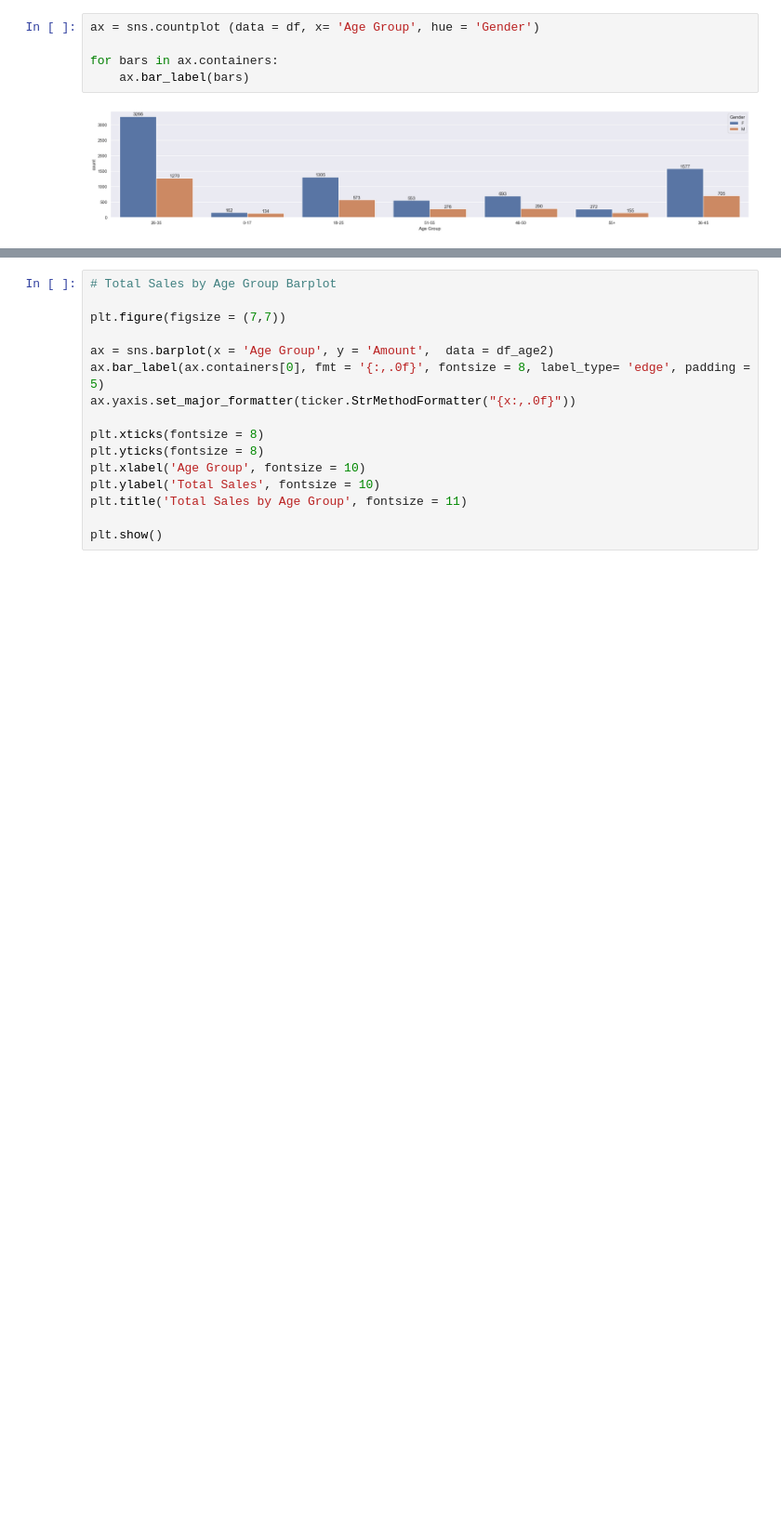
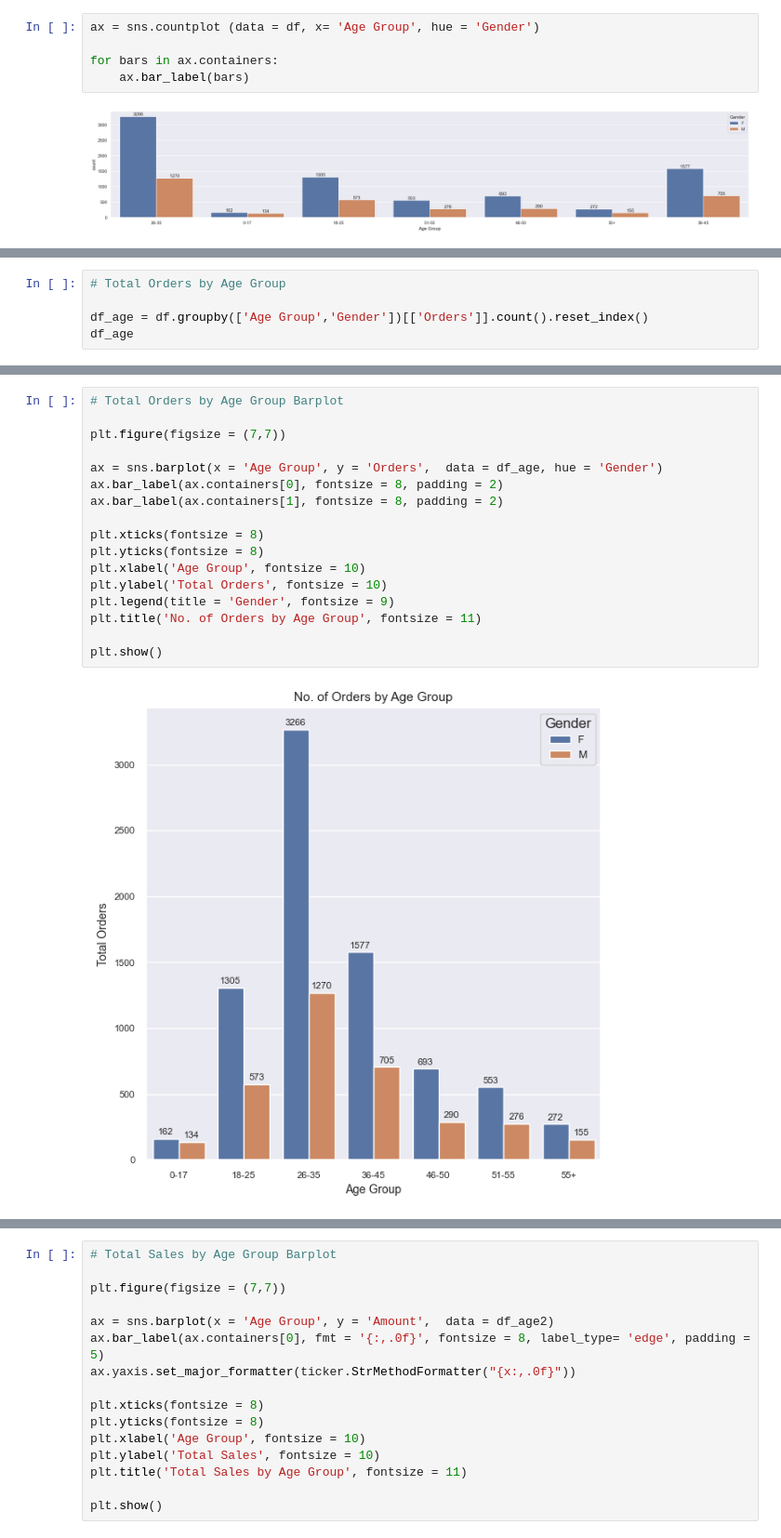
Before and after one commit to RichaSinghhh/Diwali-Sales-Analysis, a Jupyter notebook: Diwali Sales.ipynb, the cells around one changed output, grey strips where cells are left out. Shown at 93% size. Cells and saved outputs as stored; diff of their text form; blank space fills up the shorter version.

```diff
--- a/Diwali Sales.ipynb
+++ b/Diwali Sales.ipynb
@@ -217,0 +330,5 @@ for bars in ax.containers:
+# %%
+# Total Orders by Age Group
+
+df_age = df.groupby(['Age Group','Gender'])[['Orders']].count().reset_index()
+df_age
@@ -218 +351,20 @@ for bars in ax.containers:
+# %%
+# Total Orders by Age Group Barplot
+
+plt.figure(figsize = (7,7))
+
+ax = sns.barplot(x = 'Age Group', y = 'Orders',  data = df_age, hue = 'Gender')
+ax.bar_label(ax.containers[0], fontsize = 8, padding = 2)
+ax.bar_label(ax.containers[1], fontsize = 8, padding = 2)
+
+plt.xticks(fontsize = 8)
+plt.yticks(fontsize = 8)
+plt.xlabel('Age Group', fontsize = 10)
+plt.ylabel('Total Orders', fontsize = 10)
+plt.legend(title = 'Gender', fontsize = 9)
+plt.title('No. of Orders by Age Group', fontsize = 11)
+
+plt.show()
+# %% [output]
+[figure, added]
 # %%
```
Also changed, not shown: parts of 52 cells of this notebook.
